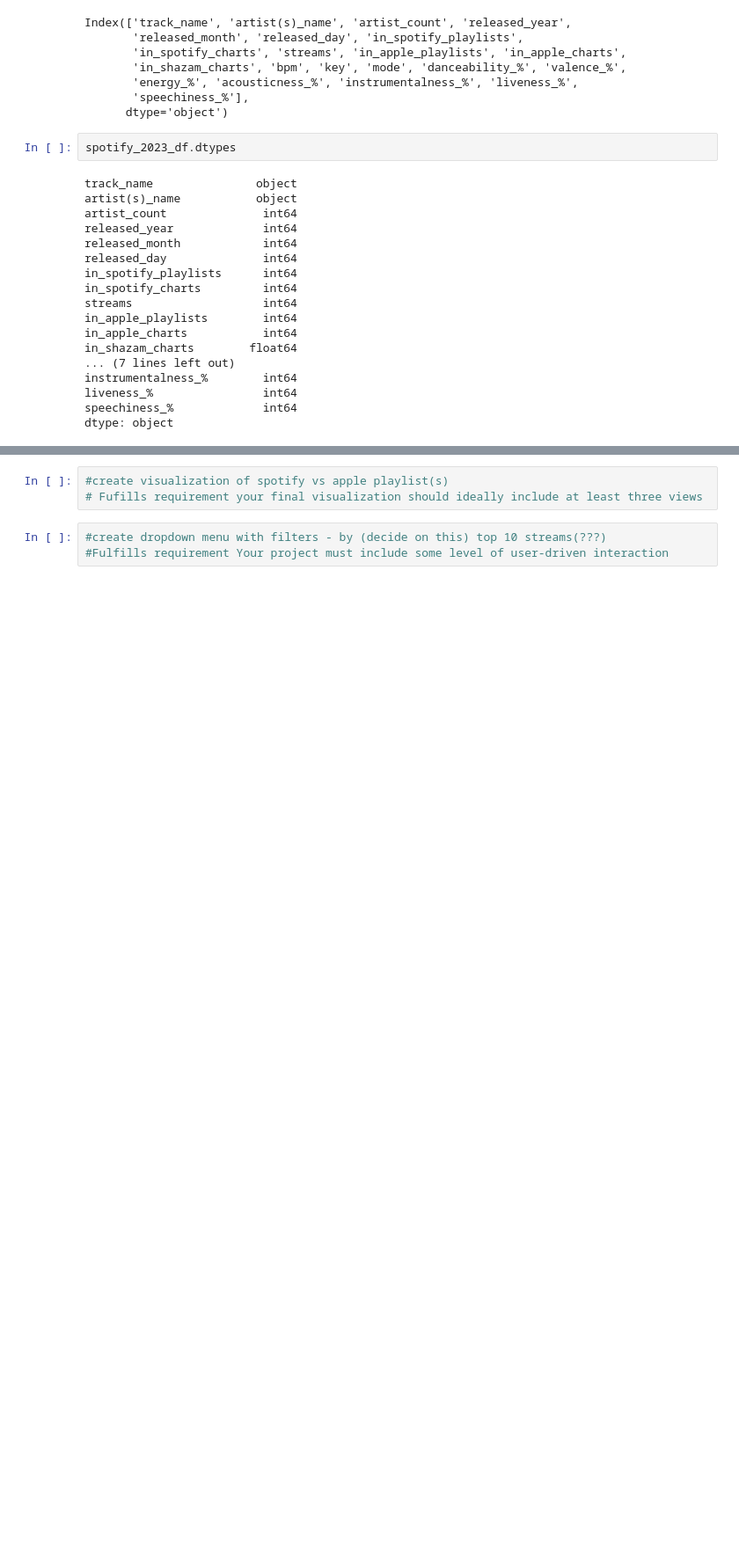
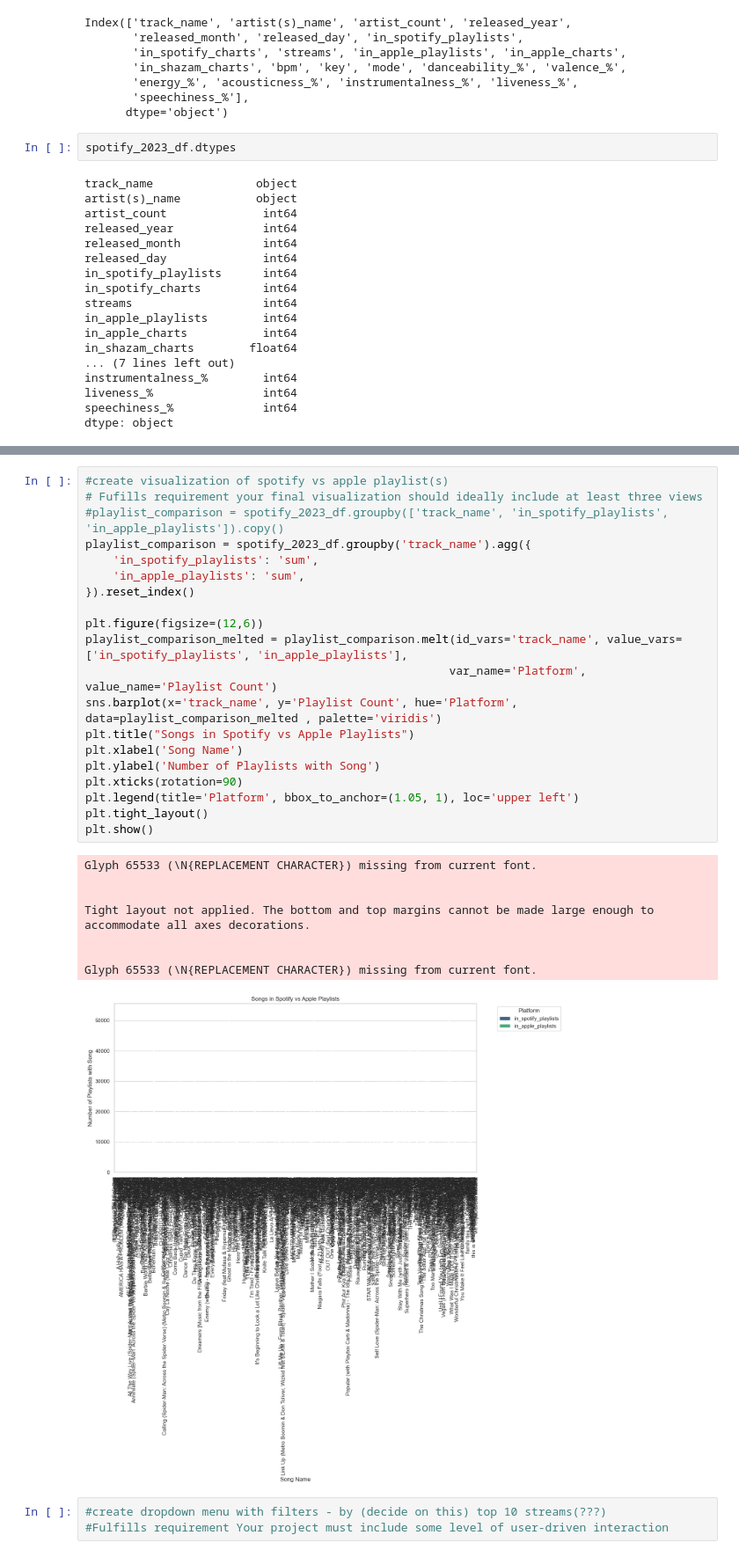
Before and after one commit to Nalfrey/Project3, a Jupyter notebook: spotify_2023.ipynb, the cells around one changed output, grey strips where cells are left out. Shown: that part at 88% size. Saved outputs shown, nothing was run; the diff lists cells and outputs as text; blank space fills up the shorter version.

```diff
--- a/spotify_2023.ipynb
+++ b/spotify_2023.ipynb
@@ -92,6 +112,32 @@ TypeError: '>=' not supported between instances of 'str' and 'int'
 # %%
 #create visualization of spotify vs apple playlist(s)
 # Fufills requirement your final visualization should ideally include at least three views
+#playlist_comparison = spotify_2023_df.groupby(['track_name', 'in_spotify_playlists', 'in_apple_playlists']).copy()
+playlist_comparison = spotify_2023_df.groupby('track_name').agg({
+    'in_spotify_playlists': 'sum',
+    'in_apple_playlists': 'sum',
+}).reset_index()
+
+plt.figure(figsize=(12,6))
+playlist_comparison_melted = playlist_comparison.melt(id_vars='track_name', value_vars=['in_spotify_playlists', 'in_apple_playlists'],
+                                                     var_name='Platform', value_name='Playlist Count')
+sns.barplot(x='track_name', y='Playlist Count', hue='Platform', data=playlist_comparison_melted , palette='viridis')
+plt.title("Songs in Spotify vs Apple Playlists")
+plt.xlabel('Song Name')
+plt.ylabel('Number of Playlists with Song')
+plt.xticks(rotation=90)
+plt.legend(title='Platform', bbox_to_anchor=(1.05, 1), loc='upper left')
+plt.tight_layout()
+plt.show()
+# %% [output]
+Glyph 65533 (\N{REPLACEMENT CHARACTER}) missing from current font.
+
+
+Tight layout not applied. The bottom and top margins cannot be made large enough to accommodate all axes decorations.
+
+
+Glyph 65533 (\N{REPLACEMENT CHARACTER}) missing from current font.
+[figure, added]
 # %%
 #create dropdown menu with filters - by (decide on this) top 10 streams(???)
 #Fulfills requirement Your project must include some level of user-driven interaction
```
Also changed, not shown: parts of 4 cells of this notebook.
